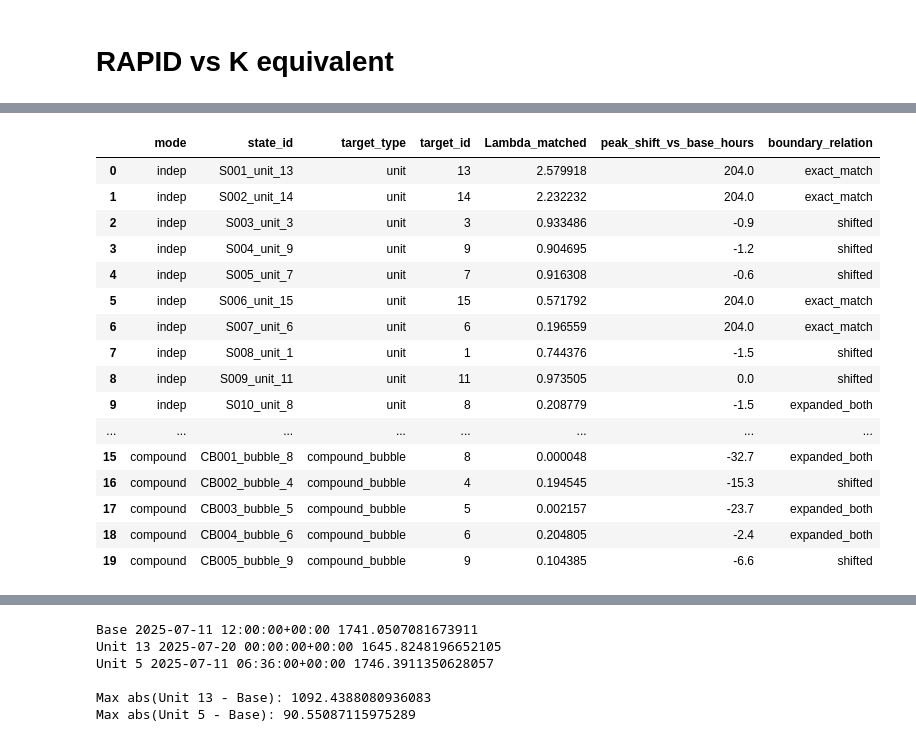
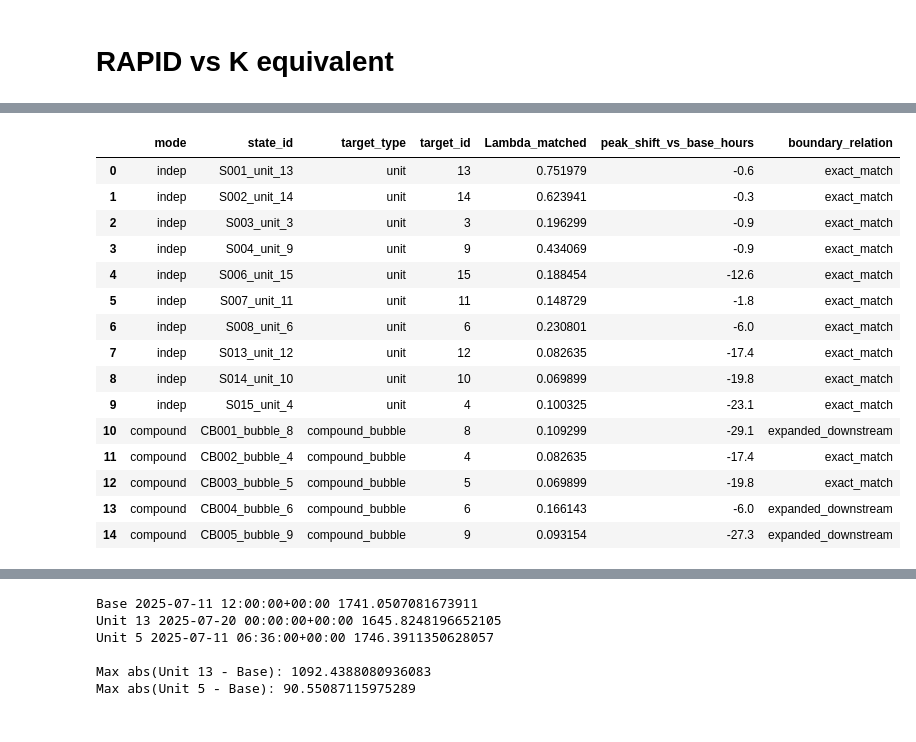
Before and after one commit to niekcde/river_hierarchy, a Jupyter notebook: RAPID/notebooks/rapid_hydrograph_analysis.ipynb, the cells around one changed output, grey strips where cells are left out. Cells and saved outputs as stored; diff of their text form; code cells hidden in the pictures.

```diff
--- a/RAPID/notebooks/rapid_hydrograph_analysis.ipynb
+++ b/RAPID/notebooks/rapid_hydrograph_analysis.ipynb
@@ -1463,7 +1458,7 @@ root = Path("/Users/6256481/Code/river-hierarchy/network_variants/output")
 
 experiments = {
     "indep": root / "56_indep__anchored",
-    "compound": root / "56_compound_bubbles",
+    "compound": root / "56_compound_bubbles__anchored",
 }
 
 def load_peak_vs_lambda(exp_dir: Path, mode_label: str) -> pd.DataFrame:
@@ -1517,46 +1512,45 @@ fig = px.scatter(
     ],
     color_discrete_map={
         "indep": "#1f77b4",
         "compound": "#d62728",
     },
     labels={
         "Lambda_matched": "Lambda_matched = K_variant_realized / K_eq_matched_base",
         "peak_shift_vs_base_hours": "Peak shift vs base [hours]",
         "mode": "Experiment type",
     },
     title="56: Peak Shift vs Lambda_matched",
 )
 
 fig.update_traces(marker=dict(size=12, line=dict(width=1, color="black")))
 fig.update_traces(textposition="top center")
 fig.update_xaxes(type="log")
 fig.add_hline(y=0.0, line_dash="dash", line_color="gray")
 fig.show()
 
 plot_df[[
     "mode",
     "state_id",
     "target_type",
     "target_id",
     "Lambda_matched",
     "peak_shift_vs_base_hours",
     "boundary_relation",
 ]]
 # %% [output]
 |  | mode | state_id | target_type | target_id | Lambda_matched | peak_shift_vs_base_hours | boundary_relation |
-| 0 | indep | S001_unit_13 | unit | 13 | 2.579918 | 204.0 | exact_match |
-| 1 | indep | S002_unit_14 | unit | 14 | 2.232232 | 204.0 | exact_match |
-| 2 | indep | S003_unit_3 | unit | 3 | 0.933486 | -0.9 | shifted |
-| 3 | indep | S004_unit_9 | unit | 9 | 0.904695 | -1.2 | shifted |
-| 4 | indep | S005_unit_7 | unit | 7 | 0.916308 | -0.6 | shifted |
-| 5 | indep | S006_unit_15 | unit | 15 | 0.571792 | 204.0 | exact_match |
-| 6 | indep | S007_unit_6 | unit | 6 | 0.196559 | 204.0 | exact_match |
-| 7 | indep | S008_unit_1 | unit | 1 | 0.744376 | -1.5 | shifted |
-| 8 | indep | S009_unit_11 | unit | 11 | 0.973505 | 0.0 | shifted |
-| 9 | indep | S010_unit_8 | unit | 8 | 0.208779 | -1.5 | expanded_both |
-| ... | ... | ... | ... | ... | ... | ... | ... |
-| 15 | compound | CB001_bubble_8 | compound_bubble | 8 | 0.000048 | -32.7 | expanded_both |
-| 16 | compound | CB002_bubble_4 | compound_bubble | 4 | 0.194545 | -15.3 | shifted |
-| 17 | compound | CB003_bubble_5 | compound_bubble | 5 | 0.002157 | -23.7 | expanded_both |
-| 18 | compound | CB004_bubble_6 | compound_bubble | 6 | 0.204805 | -2.4 | expanded_both |
-| 19 | compound | CB005_bubble_9 | compound_bubble | 9 | 0.104385 | -6.6 | shifted |
+| 0 | indep | S001_unit_13 | unit | 13 | 0.751979 | -0.6 | exact_match |
+| 1 | indep | S002_unit_14 | unit | 14 | 0.623941 | -0.3 | exact_match |
+| 2 | indep | S003_unit_3 | unit | 3 | 0.196299 | -0.9 | exact_match |
+| 3 | indep | S004_unit_9 | unit | 9 | 0.434069 | -0.9 | exact_match |
+| 4 | indep | S006_unit_15 | unit | 15 | 0.188454 | -12.6 | exact_match |
+| 5 | indep | S007_unit_11 | unit | 11 | 0.148729 | -1.8 | exact_match |
+| 6 | indep | S008_unit_6 | unit | 6 | 0.230801 | -6.0 | exact_match |
+| 7 | indep | S013_unit_12 | unit | 12 | 0.082635 | -17.4 | exact_match |
+| 8 | indep | S014_unit_10 | unit | 10 | 0.069899 | -19.8 | exact_match |
+| 9 | indep | S015_unit_4 | unit | 4 | 0.100325 | -23.1 | exact_match |
+| 10 | compound | CB001_bubble_8 | compound_bubble | 8 | 0.109299 | -29.1 | expanded_downstream |
+| 11 | compound | CB002_bubble_4 | compound_bubble | 4 | 0.082635 | -17.4 | exact_match |
+| 12 | compound | CB003_bubble_5 | compound_bubble | 5 | 0.069899 | -19.8 | exact_match |
+| 13 | compound | CB004_bubble_6 | compound_bubble | 6 | 0.166143 | -6.0 | expanded_downstream |
+| 14 | compound | CB005_bubble_9 | compound_bubble | 9 | 0.093154 | -27.3 | expanded_downstream |
```
Also changed, not shown: parts of 6 cells of this notebook, 26 other files.
